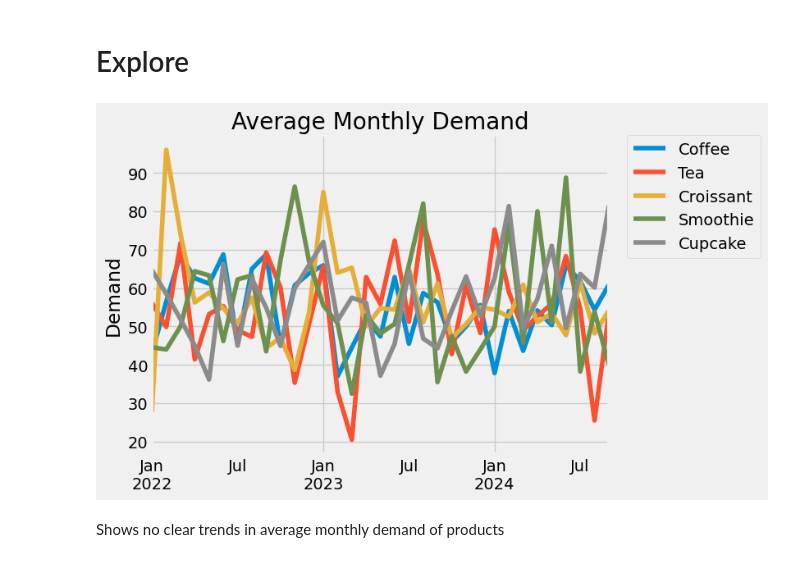
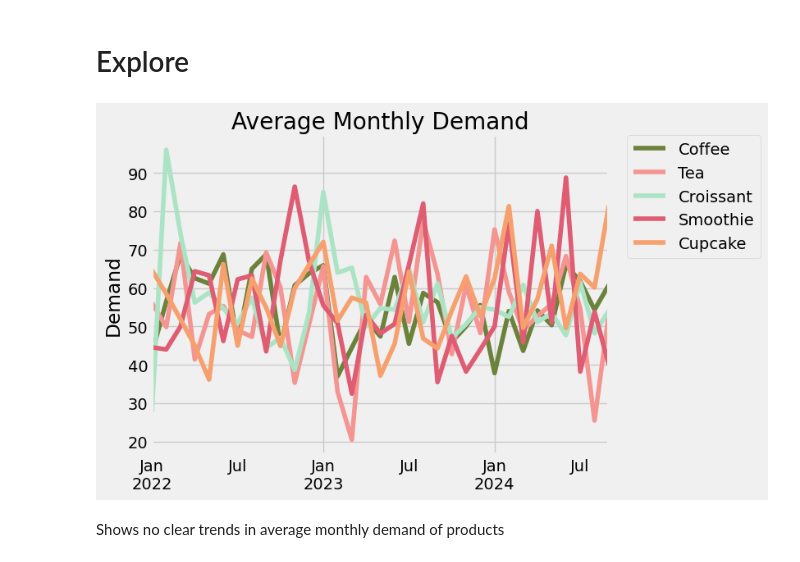
Before and after one commit to Marissa841/predictive_cafe_pricing, a Jupyter notebook: cafe_pricing.ipynb, the cells around one changed output. Cells and saved outputs as stored; diff of their text form; code cells hidden in the pictures.

```diff
--- a/cafe_pricing.ipynb
+++ b/cafe_pricing.ipynb
@@ -74,21 +74,22 @@ df = df.drop(['profit_margin'], axis=1)
 # %%
 with plt.style.context('fivethirtyeight'):
     df[(df['menu_item'] == 'Coffee')].set_index('date').resample('M')['yesterday_units_sold'].mean().plot(
-        kind='line', label='Coffee')
+        kind='line', label='Coffee', color='#6a823a')
     df[(df['menu_item'] == 'Tea')].set_index('date').resample('M')['yesterday_units_sold'].mean().plot(
-        kind='line', label='Tea')
+        kind='line', label='Tea', color='#f59592')
     df[(df['menu_item'] == 'Croissant')].set_index('date').resample('M')['yesterday_units_sold'].mean().plot(
-        kind='line', label='Croissant')
+        kind='line', label='Croissant', color='#abe4c5')
     df[(df['menu_item'] == 'Smoothie')].set_index('date').resample('M')['yesterday_units_sold'].mean().plot(
-        kind='line', label='Smoothie')
+        kind='line', label='Smoothie', color='#df5c72')
     df[(df['menu_item'] == 'Cupcake')].set_index('date').resample('M')['yesterday_units_sold'].mean().plot(
-        kind='line', label='Cupcake')
+        kind='line', label='Cupcake', color='#f7a06d')
     plt.legend(bbox_to_anchor=(1.04, 1), borderaxespad=0)
     plt.xlabel('')
     plt.ylabel('Demand')
     plt.title('Average Monthly Demand')
+    plt.show()
 # %% [output]
-[figure, old version]
+[figure, new version]
 # %% [markdown]
 Shows no clear trends in average monthly demand of products
 # %%
```
Also changed, not shown: parts of 5 cells of this notebook, 3 other files.
